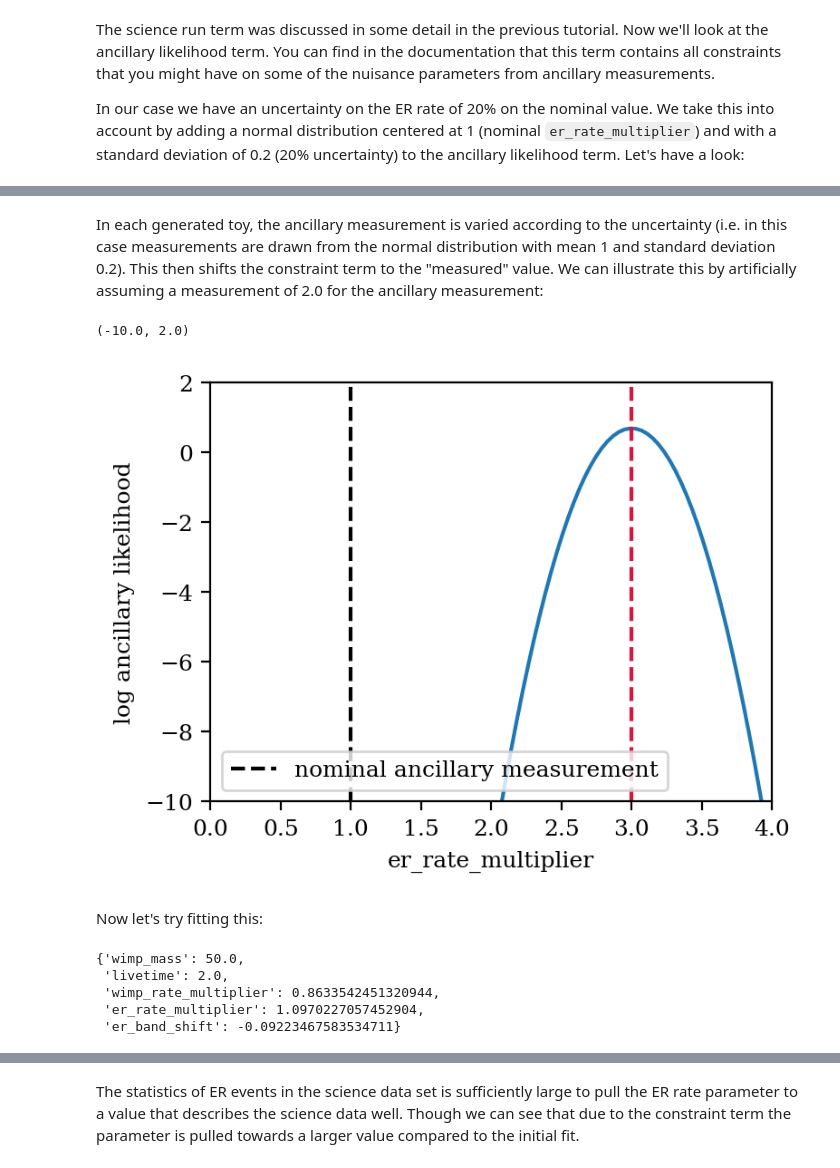
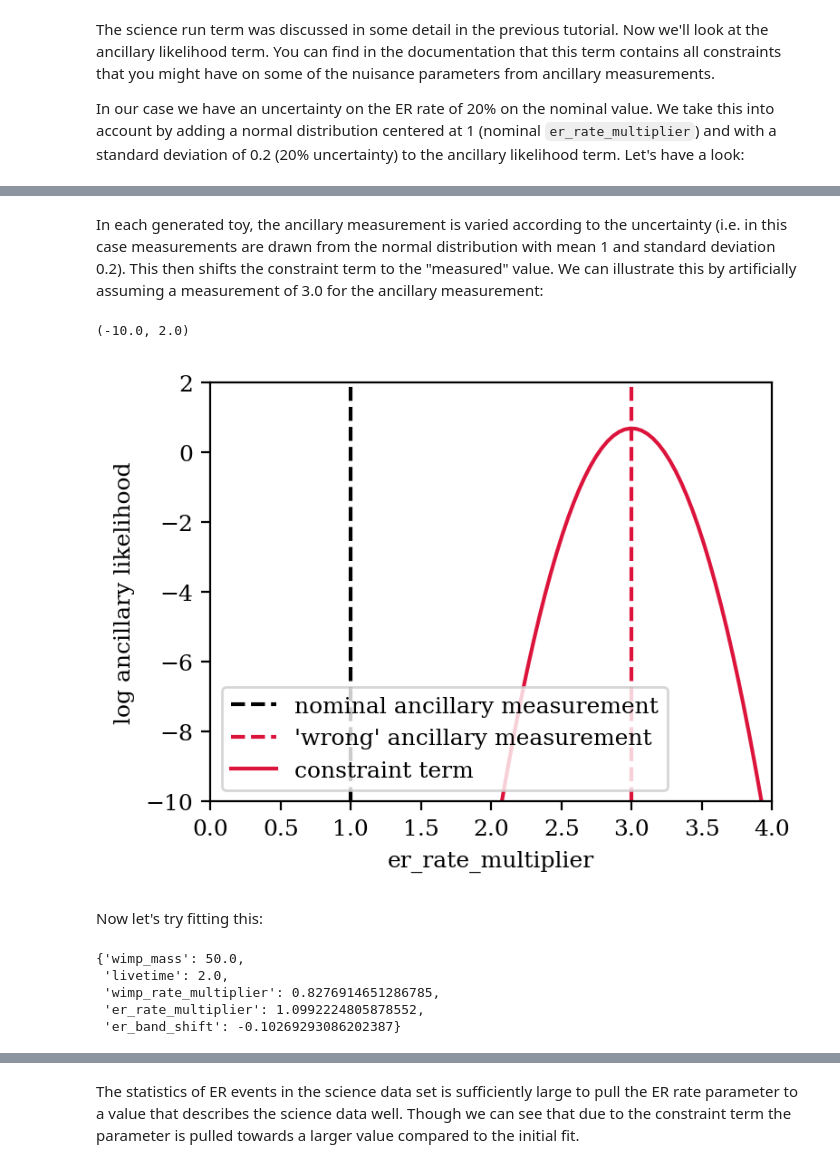
Before and after one commit to XENONnT/alea, a Jupyter notebook: notebooks/2_fitting_and_ci.ipynb, the cells around one changed output, grey strips where cells are left out. Saved outputs shown, nothing was run; the diff lists cells and outputs as text; code cells hidden in the pictures.

```diff
--- a/notebooks/2_fitting_and_ci.ipynb
+++ b/notebooks/2_fitting_and_ci.ipynb
@@ -131,10 +131,12 @@ The science run term was discussed in some detail in the previous tutorial. Now
 
 In our case we have an uncertainty on the ER rate of 20% on the nominal value. We take this into account by adding a normal distribution centered at 1 (nominal `er_rate_multiplier`) and with a standard deviation of 0.2 (20% uncertainty) to the ancillary likelihood term. Let's have a look:
 # %%
-copied_data = deepcopy(model.data)
+copied_data = {}
+copied_data['science_run'] = deepcopy(model.data['science_run'])
+copied_data['ancillary'] = deepcopy(model.data['ancillary'])
 # Set ancillary measurement of er_rate_multiplier to nominal value
 nominal_er = model.parameters.er_rate_multiplier.nominal_value
-copied_data["ancillary_likelihood"]["er_rate_multiplier"][0] = nominal_er
+copied_data["ancillary"]["er_rate_multiplier"][0] = nominal_er
 
 # Assign data with nominal ancillary measurement
 model.data = copied_data
@@ -156,27 +159,27 @@ plt.legend()
 # %% [markdown]
-In each generated toy, the ancillary measurement is varied according to the uncertainty (i.e. in this case measurements are drawn from the normal distribution with mean 1 and standard deviation 0.2). This then shifts the constraint term to the "measured" value. We can illustrate this by artificially assuming a measurement of 2.0 for the ancillary measurement:
+In each generated toy, the ancillary measurement is varied according to the uncertainty (i.e. in this case measurements are drawn from the normal distribution with mean 1 and standard deviation 0.2). This then shifts the constraint term to the "measured" value. We can illustrate this by artificially assuming a measurement of 3.0 for the ancillary measurement:
 # %%
 # Set ancillary measurement of er_rate_multiplier to 3
-copied_data["ancillary_likelihood"]["er_rate_multiplier"][0] = 3.0
+copied_data["ancillary"]["er_rate_multiplier"][0] = 3.0
 
 # Assign data with nominal ancillary measurement
 model.data = copied_data
 # %%
 x = np.linspace(0, 4, 100)
 y = model.likelihood_list[1].constraint_terms["er_rate_multiplier"](x)
-plt.plot(x, y)
 plt.axvline(nominal_er, c="k", ls="--", label="nominal ancillary measurement")
-plt.axvline(3.0, c="crimson", ls="--")
+plt.axvline(3.0, c="crimson", ls="--", label="'wrong' ancillary measurement")
+plt.plot(x, y, c="crimson", label="constraint term")
 
 # Cosmetics
 plt.legend()
 plt.xlabel("er_rate_multiplier")
 plt.ylabel("log ancillary likelihood")
 plt.xlim(0, 4)
 plt.ylim(-10, 2)
 # %% [output]
 (-10.0, 2.0)
-[figure, old version]
+[figure, new version]
 # %% [markdown]
 Now let's try fitting this:
 # %%
@@ -185,9 +188,9 @@ best_fit_anc
 # %% [output]
 {'wimp_mass': 50.0,
  'livetime': 2.0,
- 'wimp_rate_multiplier': 0.8633542451320944,
- 'er_rate_multiplier': 1.0970227057452904,
- 'er_band_shift': -0.09223467583534711}
+ 'wimp_rate_multiplier': 0.8276914651286785,
+ 'er_rate_multiplier': 1.0992224805878552,
+ 'er_band_shift': -0.10269293086202387}
 # %%
 model.minuit_object
 # %% [output]
```
Also changed, not shown: parts of 16 cells of this notebook, 3 other files.
